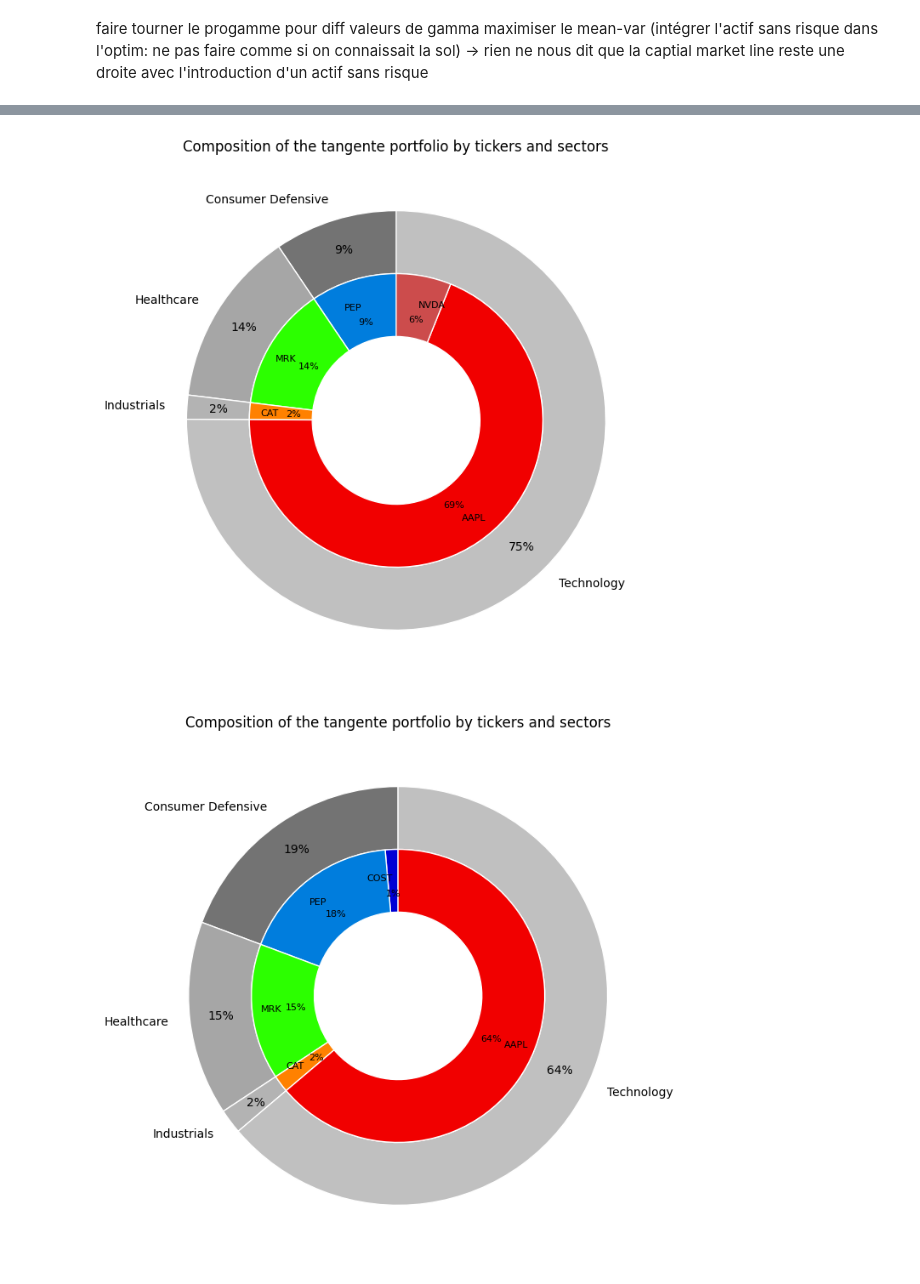
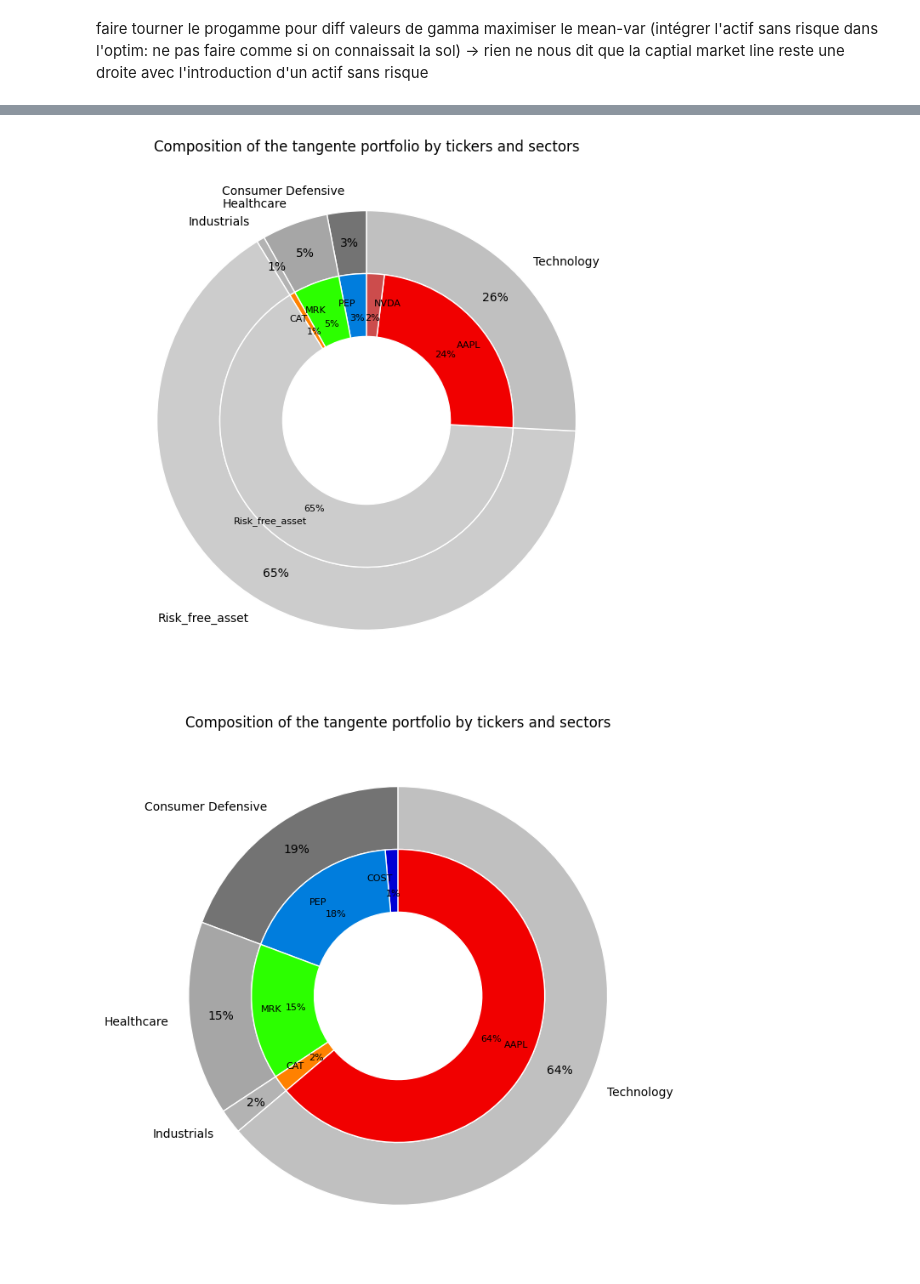
Before and after one commit to antoinedte/-Allocation_de_portefeuille_sous_contrainte_ESG, a Jupyter notebook: exploration/20240309_msci_rating copy.ipynb, the cells around one changed output, grey strips where cells are left out. Cells and saved outputs as stored; diff of their text form; code cells hidden in the pictures.

```diff
--- a/exploration/20240309_msci_rating copy.ipynb
+++ b/exploration/20240309_msci_rating copy.ipynb
@@ -198,11 +220,11 @@ PORTFOLIO.plot_tangente_portfolio_composition(GAMMA_VALUES,
 # %%
-# tangente_portfolio_composition_no_esg_min.png
+# tangente_portfolio_composition_no_esg_min_with_risk_free_asset.png
 PORTFOLIO.plot_tangente_portfolio_composition(GAMMA_VALUES,
-                                  risk_free_rate=0,
+                                  risk_free_rate=0.02,
                                   score_esg_risk_free_rate=50,
                                   max_esg_score=0,
                                   fully_invested=True,
                                   long_only=True)
 # %% [output]
-[figure, old version]
+[figure, new version]
 # %%
```
Also changed, not shown: parts of 29 cells of this notebook, 20 other files.
